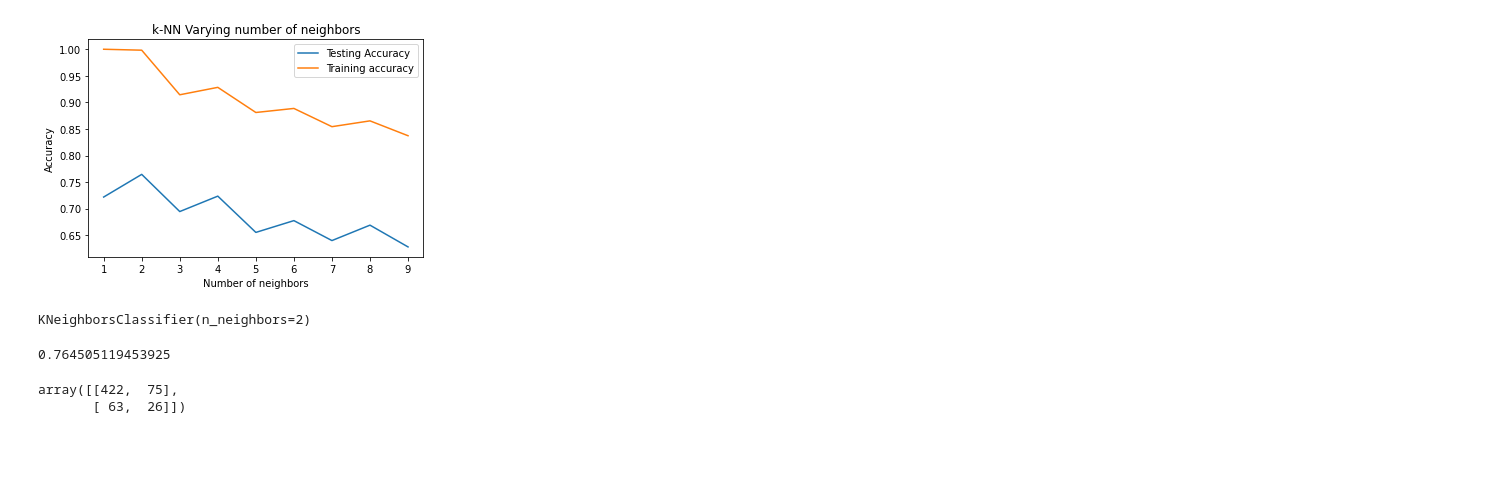
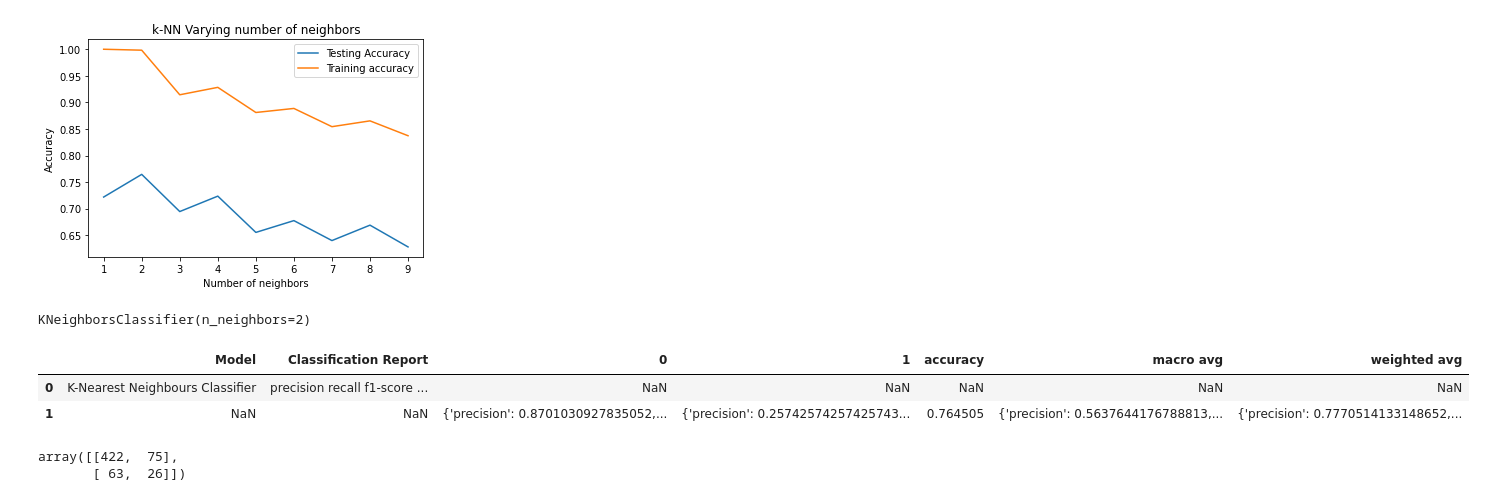
Before and after one commit to Jayesh-Panchal/Supervised-ML-Classification-Cardiovascular-Risk-Prediction-, a Jupyter notebook: Cardiovascular_risk.ipynb, the cells around one changed output. Cells and saved outputs as stored; diff of their text form; code cells hidden in the pictures; blank space fills up the shorter version.

```diff
--- a/Cardiovascular_risk.ipynb
+++ b/Cardiovascular_risk.ipynb
@@ -333,10 +343,12 @@ knn = KNeighborsClassifier(n_neighbors=2)
 knn.fit(X_smote,y_smote)
 # %% [output]
 KNeighborsClassifier(n_neighbors=2)
-# %%
-knn.score(X_test,y_test)
-# %% [output]
-0.764505119453925
+# %%
+res_df
+# %% [output]
+|  | Model | Classification Report | 0 | 1 | accuracy | macro avg | weighted avg |
+| 0 | K-Nearest Neighbours Classifier | precision recall f1-score ... | NaN | NaN | NaN | NaN | NaN |
+| 1 | NaN | NaN | {'precision': 0.8701030927835052,... | {'precision': 0.25742574257425743... | 0.764505 | {'precision': 0.5637644176788813,... | {'precision': 0.7770514133148652,... |
 # %%
 # Import confusion_matrix
 from sklearn.metrics import confusion_matrix,roc_curve
```
Also changed, not shown: parts of 14 cells of this notebook.
